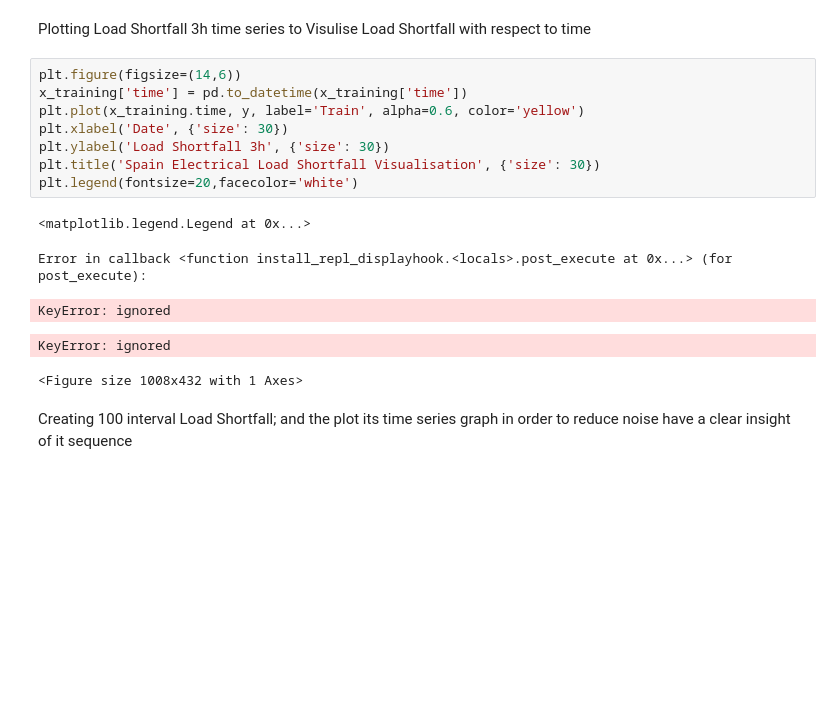
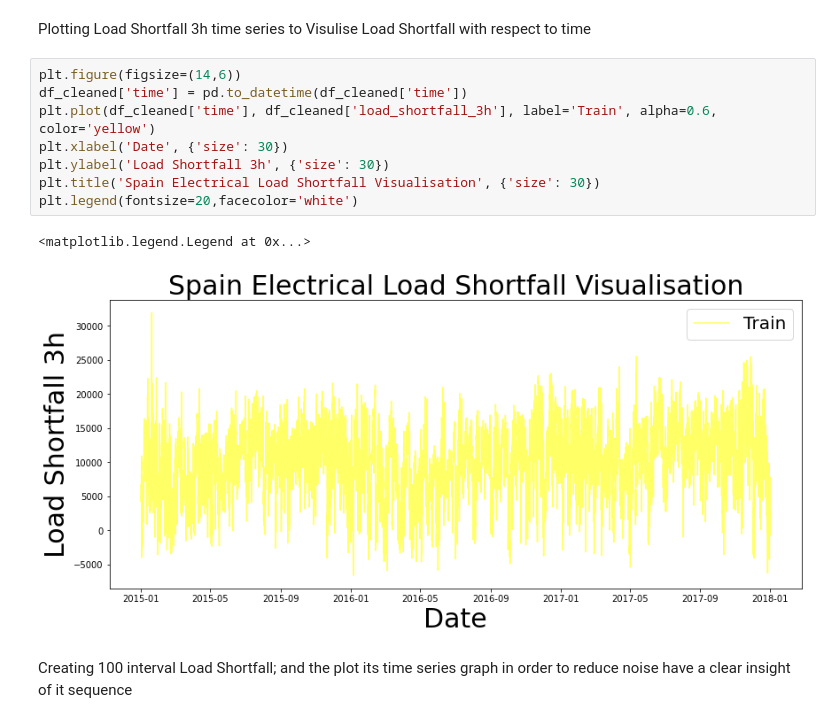
Before and after one commit to kwanda2426/load-shortfall-regression-predict-api-template, a Jupyter notebook: latest_note_book.ipynb, the cells around one changed output. Cells and saved outputs as stored; diff of their text form; blank space fills up the shorter version.

```diff
--- a/latest_note_book.ipynb
+++ b/latest_note_book.ipynb
@@ -290,18 +289,15 @@ df_cleaned = df_concat.copy() # creating a copy of the data frame
 Plotting Load Shortfall 3h time series to Visulise Load Shortfall with respect to time
 # %%
 plt.figure(figsize=(14,6))
-x_training['time'] = pd.to_datetime(x_training['time'])
-plt.plot(x_training.time, y, label='Train', alpha=0.6, color='yellow')
+df_cleaned['time'] = pd.to_datetime(df_cleaned['time'])
+plt.plot(df_cleaned['time'], df_cleaned['load_shortfall_3h'], label='Train', alpha=0.6, color='yellow')
 plt.xlabel('Date', {'size': 30})
 plt.ylabel('Load Shortfall 3h', {'size': 30})
 plt.title('Spain Electrical Load Shortfall Visualisation', {'size': 30})
 plt.legend(fontsize=20,facecolor='white')
 # %% [output]
 <matplotlib.legend.Legend at 0x...>
-Error in callback <function install_repl_displayhook.<locals>.post_execute at 0x...> (for post_execute):
-KeyError: ignored
-KeyError: ignored
-<Figure size 1008x432 with 1 Axes>
+[figure, added]
 # %% [markdown]
 Creating 100 interval Load Shortfall; and the plot its time series graph in order to reduce noise have a clear insight of it sequence
 # %%
```
Also changed, not shown: parts of 7 cells of this notebook.
